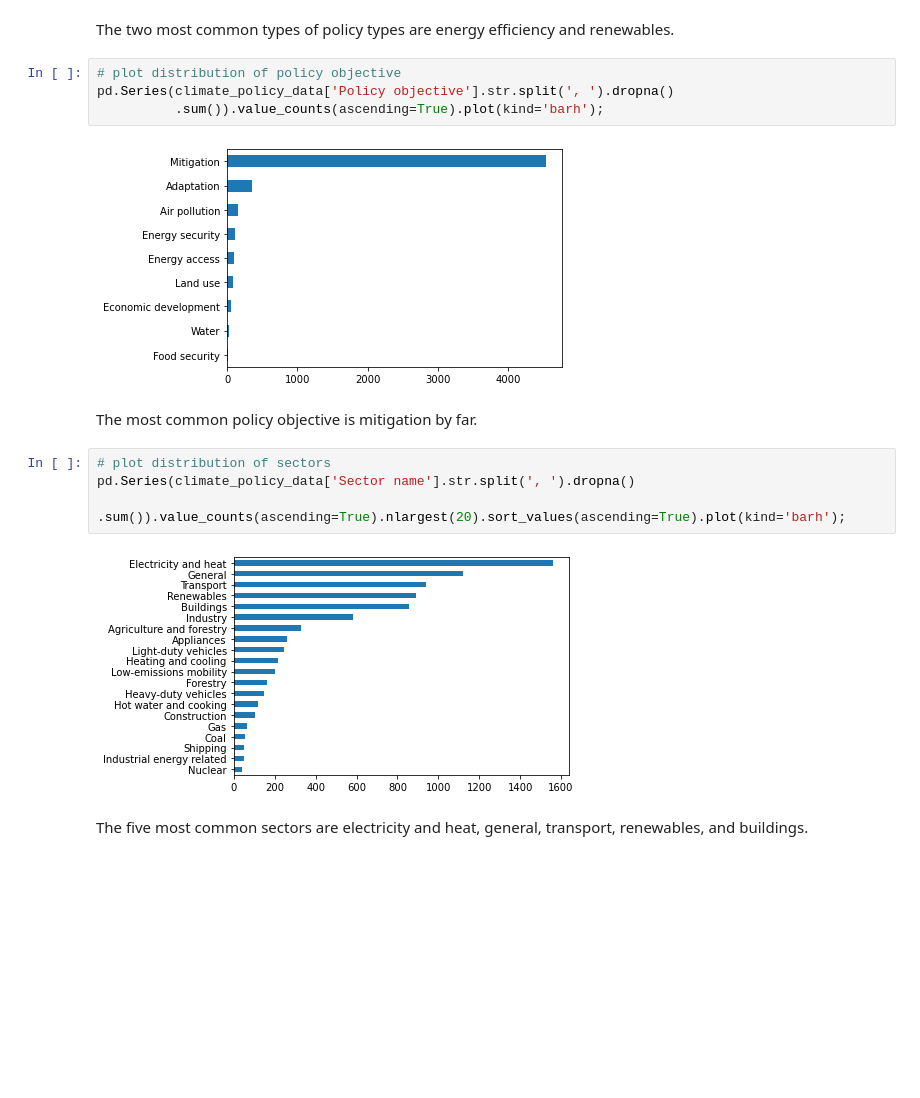
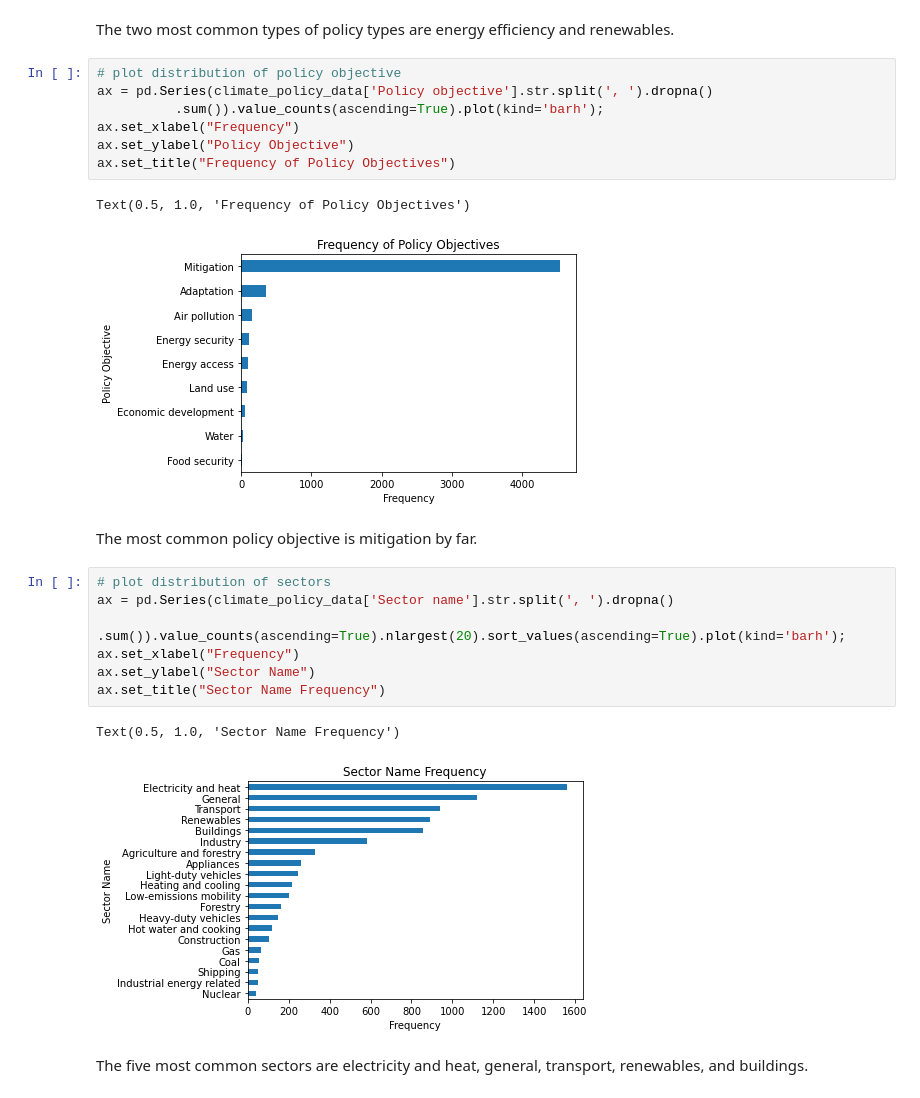
Before and after one commit to bborn3/Emissions_Project, a Jupyter notebook: FinalProject_group015.ipynb, the cells around one changed output. Cells and saved outputs as stored; diff of their text form; blank space fills up the shorter version.

```diff
--- a/FinalProject_group015.ipynb
+++ b/FinalProject_group015.ipynb
@@ -428,18 +455,26 @@ pd.Series(climate_policy_data['Policy type'].str.split(', ').dropna()
 The two most common types of policy types are energy efficiency and renewables.
 # %%
 # plot distribution of policy objective
-pd.Series(climate_policy_data['Policy objective'].str.split(', ').dropna()
+ax = pd.Series(climate_policy_data['Policy objective'].str.split(', ').dropna()
           .sum()).value_counts(ascending=True).plot(kind='barh');
+ax.set_xlabel("Frequency")
+ax.set_ylabel("Policy Objective")
+ax.set_title("Frequency of Policy Objectives")
 # %% [output]
+Text(0.5, 1.0, 'Frequency of Policy Objectives')
-[figure, old version]
+[figure, new version]
 # %% [markdown]
 The most common policy objective is mitigation by far.
 # %%
 # plot distribution of sectors
-pd.Series(climate_policy_data['Sector name'].str.split(', ').dropna()
+ax = pd.Series(climate_policy_data['Sector name'].str.split(', ').dropna()
           .sum()).value_counts(ascending=True).nlargest(20).sort_values(ascending=True).plot(kind='barh');
+ax.set_xlabel("Frequency")
+ax.set_ylabel("Sector Name")
+ax.set_title("Sector Name Frequency")
 # %% [output]
+Text(0.5, 1.0, 'Sector Name Frequency')
-[figure, old version]
+[figure, new version]
 # %% [markdown]
 The five most common sectors are electricity and heat, general, transport, renewables, and buildings.
 # %% [markdown]
```
Also changed, not shown: parts of 20 cells of this notebook.
